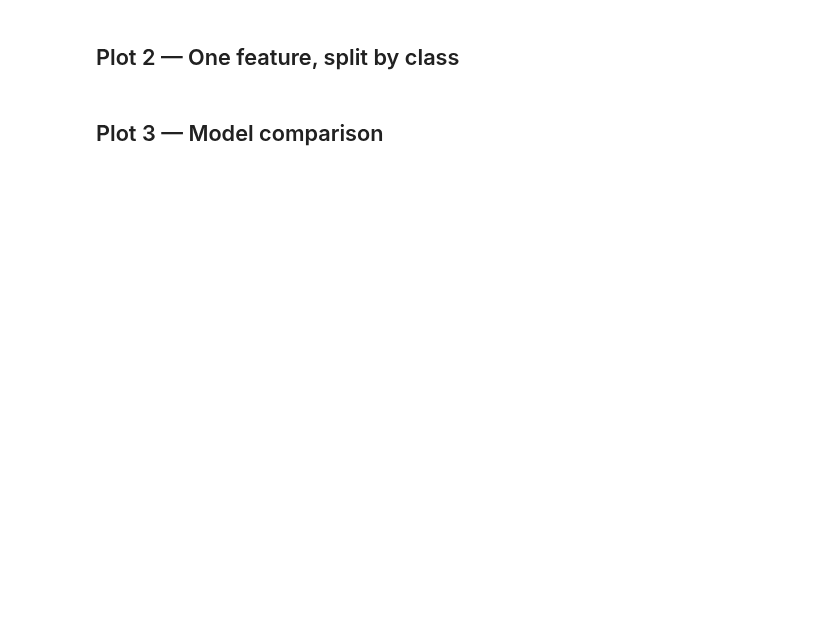
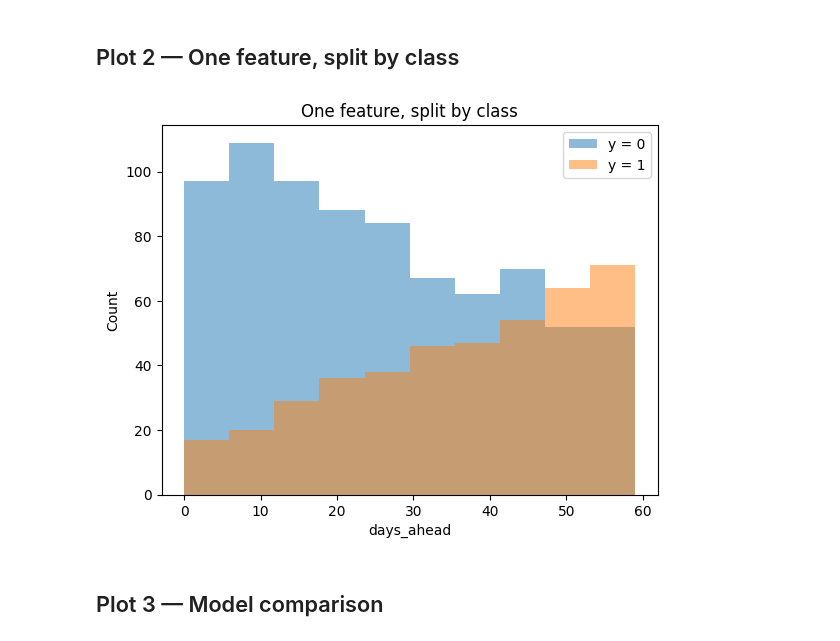
Before and after one commit to yeonnnnni/machine-learning-project, a Jupyter notebook: lab02_classification/notebooks/lab02_visualization.ipynb, the cells around one changed output. Cells and saved outputs as stored; diff of their text form; code cells hidden in the pictures; blank space fills up the shorter version.

```diff
--- a/lab02_classification/notebooks/lab02_visualization.ipynb
+++ b/lab02_classification/notebooks/lab02_visualization.ipynb
@@ -34,2 +53,27 @@ results
+# %%
+# ============ TODO (Plot 2) ============
+# Overlaid histograms of X['days_ahead'] for y==0 vs y==1 (alpha=0.5, legend).
+# Comment: does this feature separate the classes?
+# days_ahead shows some class separation, but the distributions still overlap substantially.
+# =======================================
+
+# X['days_ahead']를 0/1 그룹으로 나누고
+days_0 = X.loc[y == 0, "days_ahead"]
+days_1 = X.loc[y == 1, "days_ahead"]
+
+# histogram 겹쳐서 그리고
+plt.hist(days_0, alpha=0.5, label="y = 0")
+plt.hist(days_1, alpha=0.5, label="y = 1")
+
+plt.xlabel("days_ahead")
+plt.ylabel("Count")
+plt.title("One feature, split by class")
+plt.legend()
+
+plt.savefig("fig2.png", dpi=150)
+
+plt.show()
+# %% [output]
+[figure, added]
 # %% [markdown]
 ## Plot 3 — Model comparison
```
Also changed, not shown: parts of 6 cells of this notebook, 12 other files.
